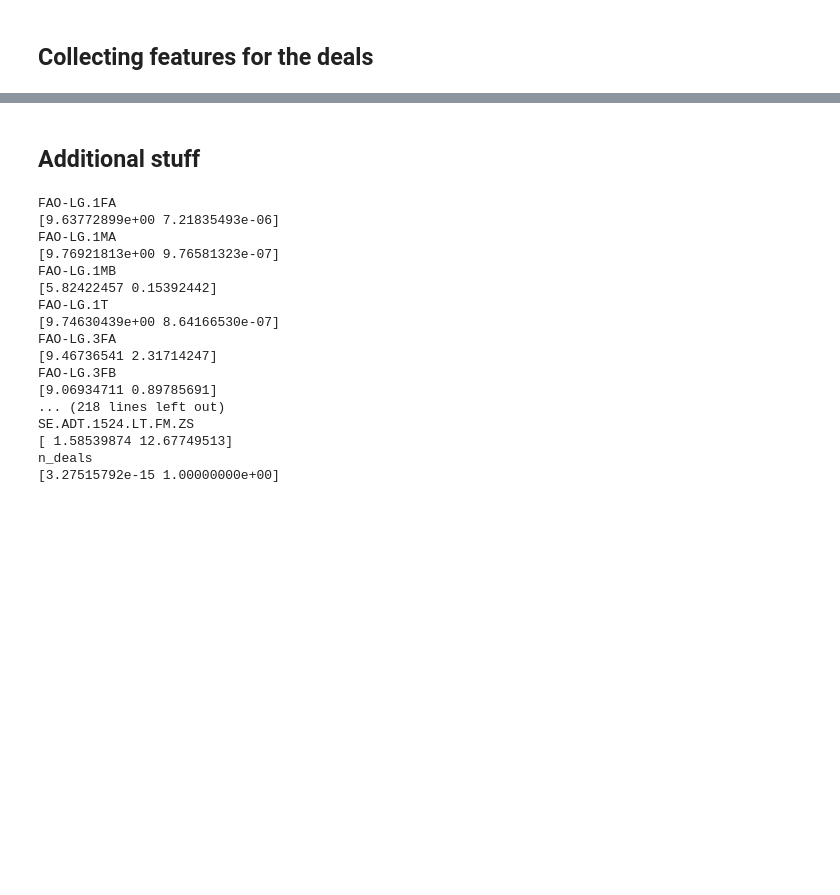
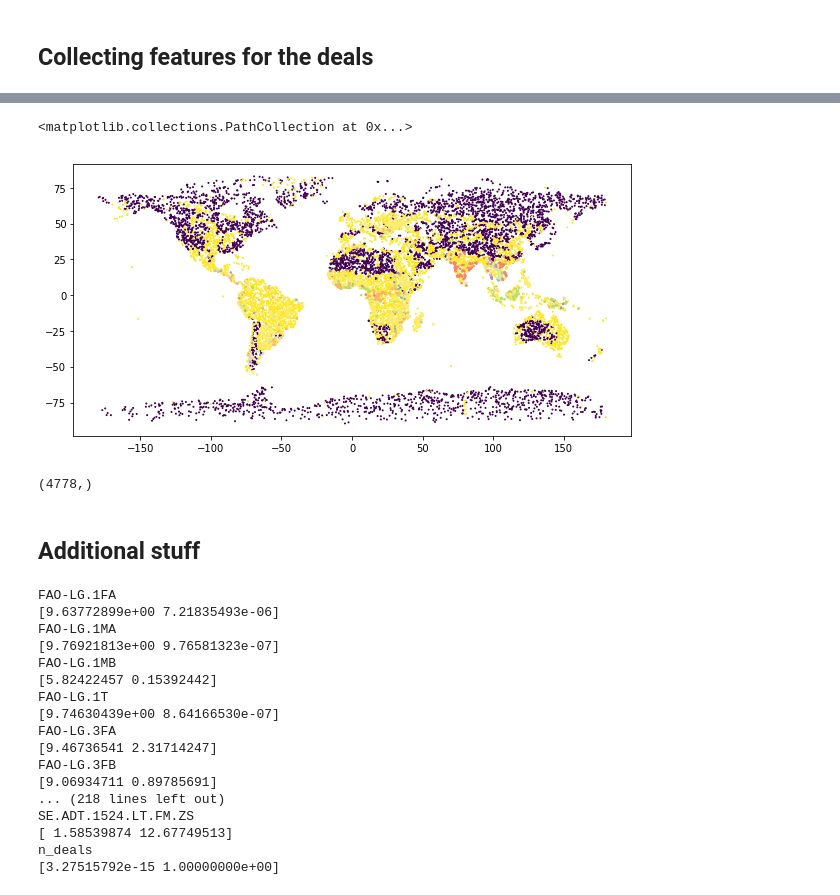
Before and after one commit to thiesgehrmann/JuSiPy_Asser, a Jupyter notebook: jusipy_usage.ipynb, the cells around one changed output, grey strips where cells are left out. Cells and saved outputs as stored; diff of their text form; code cells hidden in the pictures; blank space fills up the shorter version.

```diff
--- a/jusipy_usage.ipynb
+++ b/jusipy_usage.ipynb
@@ -183,3 +353,14 @@ NameError: name 'LM' is not defined
+# %%
+plt.figure(figsize=(10,5))
+plt.scatter(S_long, S_lat, s=1, c=true_negative_labels[:len(S_long)])
+plt.scatter(LMLF.long, LMLF.lat, c=LM_colors, s=2)
+# %% [output]
+<matplotlib.collections.PathCollection at 0x...>
+[figure, added]
+# %%
+true_negative_labels[np.where(true_negative_labels == 0)].shape
+# %% [output]
+(4778,)
 # %% [markdown]
 ## Additional stuff
 # %%
```
Also changed, not shown: parts of 27 cells of this notebook, 5 other files.
